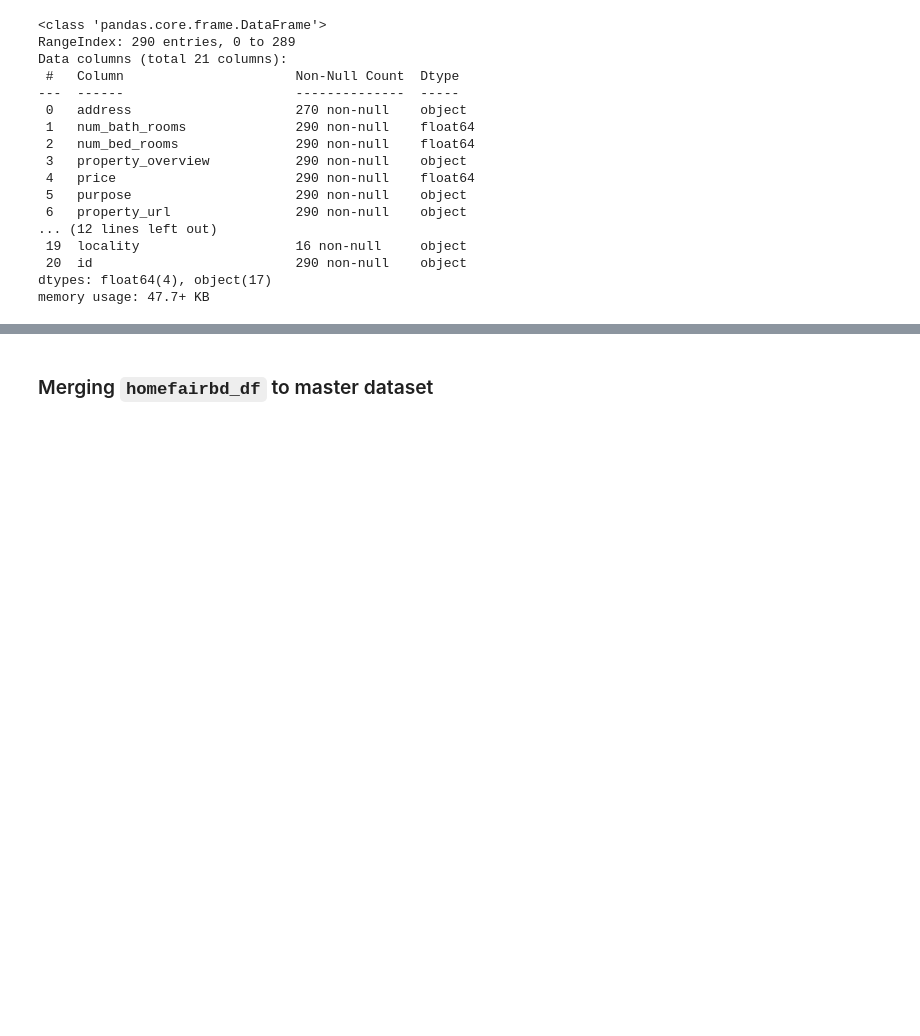
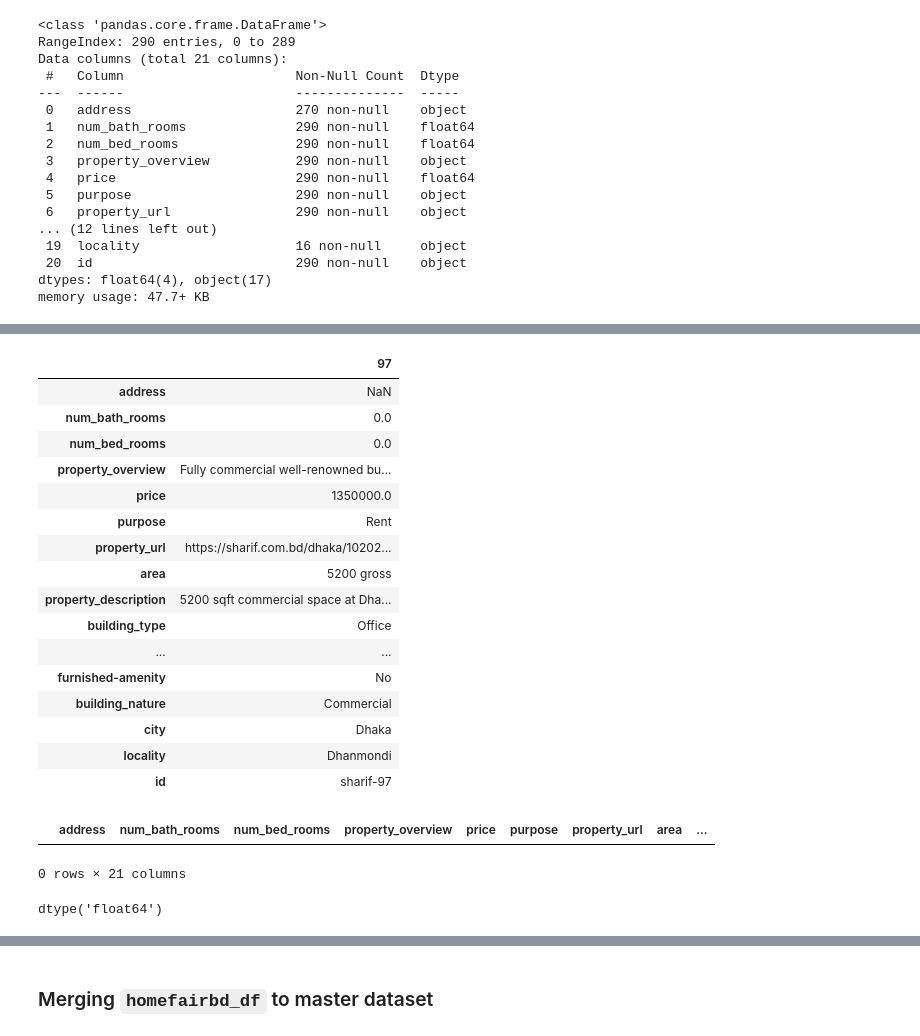
Before and after one commit to OmdenaAI/dhaka-bangladesh-real-estate-recommendation, a Jupyter notebook: src/tasks/task-2-data-preprocessing/merge/merge-batch2.ipynb, the cells around one changed output, grey strips where cells are left out. Saved outputs shown, nothing was run; the diff lists cells and outputs as text; code cells hidden in the pictures; blank space fills up the shorter version.

```diff
--- a/src/tasks/task-2-data-preprocessing/merge/merge-batch2.ipynb
+++ b/src/tasks/task-2-data-preprocessing/merge/merge-batch2.ipynb
@@ -1269,0 +1284,20 @@ memory usage: 47.7+ KB
+# %%
+sharif_df[ sharif_df["area"]=="5200 gross" ].T
+# %% [output]
+|  | 97 |
+| address | NaN |
+| num_bath_rooms | 0.0 |
+| num_bed_rooms | 0.0 |
+| property_overview | Fully commercial well-renowned bu... |
+| price | 1350000.0 |
+| purpose | Rent |
+| property_url | https://sharif.com.bd/dhaka/10202... |
+| area | 5200 gross |
+| property_description | 5200 sqft commercial space at Dha... |
+| building_type | Office |
+| ... | ... |
+| furnished-amenity | No |
+| building_nature | Commercial |
+| city | Dhaka |
+| locality | Dhanmondi |
+| id | sharif-97 |
@@ -1270,3 +1308,16 @@ memory usage: 47.7+ KB
+# %%
+sharif_df[ sharif_df["area"]=="5200 gross" ]
+# %% [output]
+|  | address | num_bath_rooms | num_bed_rooms | property_overview | price | purpose | property_url | area | ... |
+0 rows × 21 columns
+# %%
+sharif_df["area"] = sharif_df["area"].apply(lambda x: x.split("sft")[0].split("(Sft)")[0])
+
+sharif_df["area"] = sharif_df["area"].astype(float)
+
+sharif_df["area"].dtype
+# %% [output]
+dtype('float64')
 # %%
 sharif_df.shape
 # %% [output]
```
Also changed, not shown: parts of 41 cells of this notebook, 1 other file.
